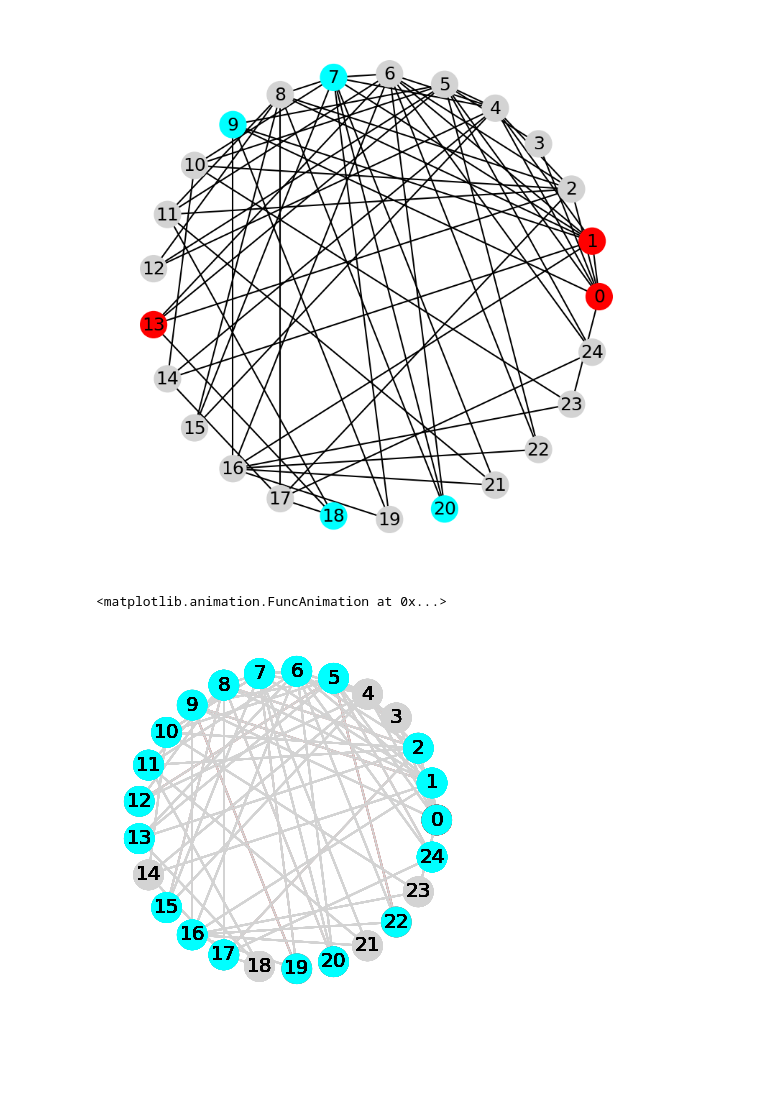
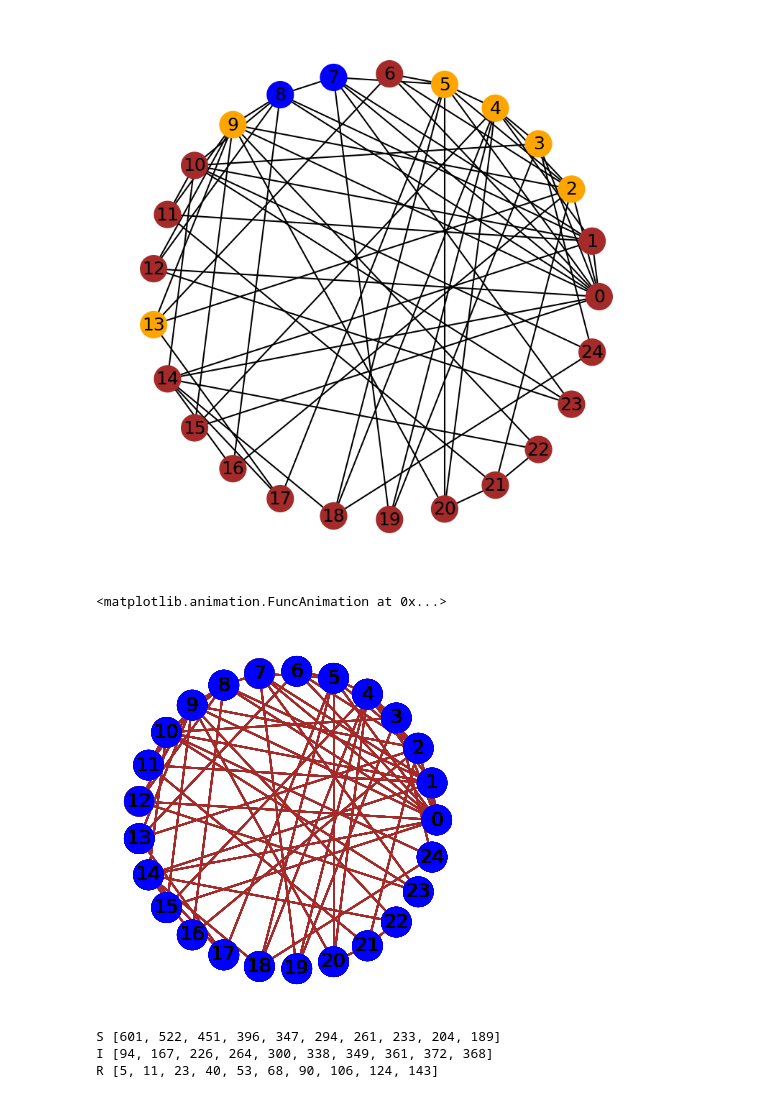
Before and after one commit to SCS-Technology-and-Innovation/DACS, a Jupyter notebook: DTDA/epidemic.ipynb, the cells around one changed output. Saved outputs shown, nothing was run; the diff lists cells and outputs as text; code cells hidden in the pictures; blank space fills up the shorter version.

```diff
--- a/DTDA/epidemic.ipynb
+++ b/DTDA/epidemic.ipynb
@@ -10,7 +10,7 @@ L = nx.circular_layout(G)
 
 import matplotlib.pyplot as plt
 fig = plt.figure(1, figsize = (5, 5), dpi =  150)
-S = 'lightgray'
+S = 'brown'
 nx.draw(G, L, node_color = S)
 l = nx.draw_networkx_labels(G, pos = L)
 # %% [output]
@@ -20,7 +20,7 @@ perc = 0.15 # what percentage will be initially infected
 
 from random import sample
 infected = set(sample(G.nodes, round(perc * n)))
-I = 'red'
+I = 'orange'
 
 state = [ I if v in infected else S for v in G.nodes ]
 fig = plt.figure(1, figsize = (5, 5), dpi =  150)
@@ -67,13 +85,13 @@ recovered
 # %%
-R = 'cyan'
+R = 'blue'
 Vs = [ I if v in infected else (R if v in recovered else S) for v in G.nodes ]
 fig = plt.figure(1, figsize = (5, 5), dpi =  150)
 nx.draw(G, L, node_color = Vs)
 l = nx.draw_networkx_labels(G, pos = L)
 # %% [output]
-[figure, old version]
+[figure, new version]
 # %%
-def reset(perc = 0.15):
+def init(perc = 0.15):
   global infected, recovered
   infected = set(sample(G.nodes, round(perc * n)))
   recovered = set()
@@ -109,13 +127,36 @@ def epidemic(t):
 # %%
 from matplotlib import rc
 rc('animation', html='jshtml')
 import matplotlib.animation as animation
 
 duration = 10 # how many steps
-reset()
+init()
 fig = plt.figure(figsize = (3, 3), dpi = 120)
 plt.clf()
 animation.FuncAnimation(fig, epidemic, frames = duration, repeat = False, init_func = visualize())
 # %% [output]
 <matplotlib.animation.FuncAnimation at 0x...>
-[figure, old version]
+[figure, new version]
+# %%
+timeseries = { 'S' : [], 'I' : [], 'R' : [] }
+n = 700 # too big to comfortably visualize
+conn = 4
+G = nx.barabasi_albert_graph(n, conn)
+
+init(0.01)
+while len(infected) > 0:
+    contagions(0.02)
+    recoveries(0.05)
+    i = len(infected)
+    r = len(recovered)
+    s = n - (i + r) # the rest
+    timeseries['S'].append(s)
+    timeseries['I'].append(i)
+    timeseries['R'].append(r)
+
+for kind in timeseries:
+    print(kind, timeseries[kind][:10]) # just the start
+# %% [output]
+S [601, 522, 451, 396, 347, 294, 261, 233, 204, 189]
+I [94, 167, 226, 264, 300, 338, 349, 361, 372, 368]
+R [5, 11, 23, 40, 53, 68, 90, 106, 124, 143]
```
Also changed, not shown: parts of 6 cells of this notebook.
